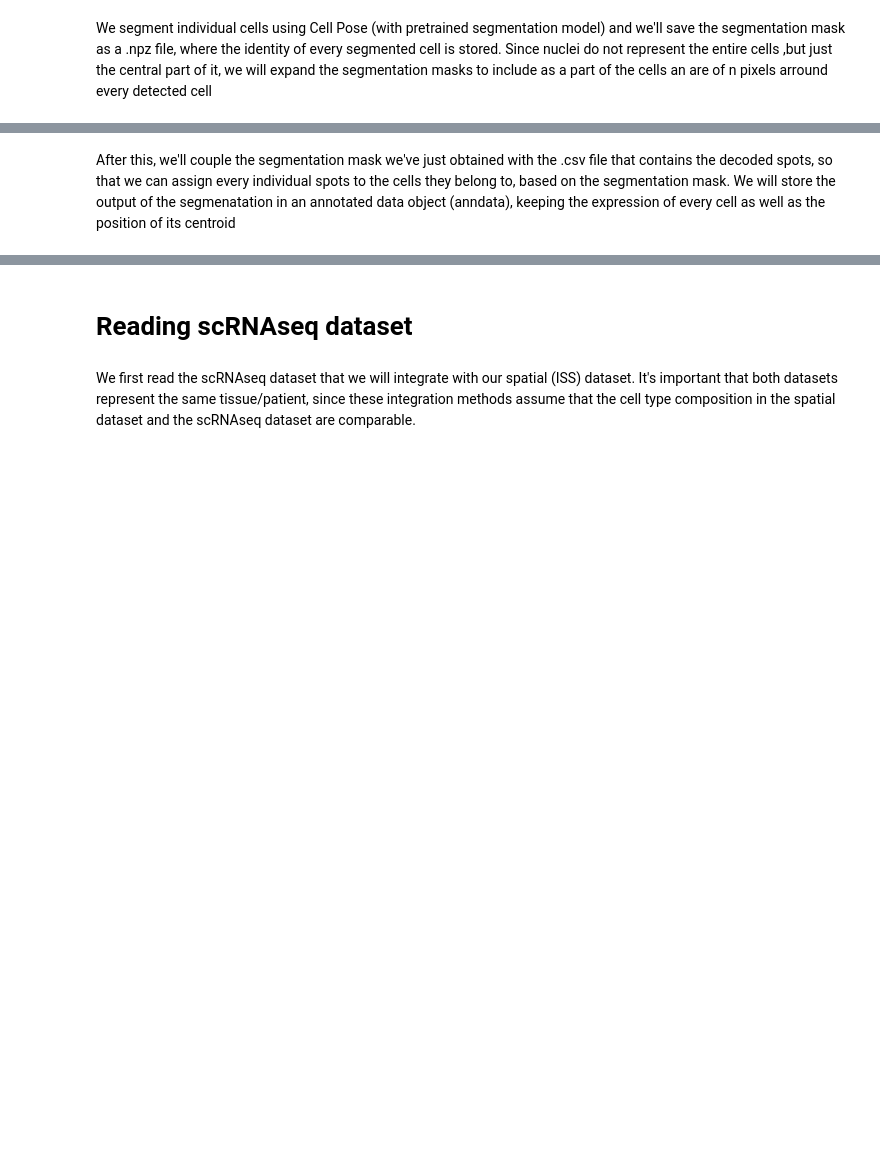
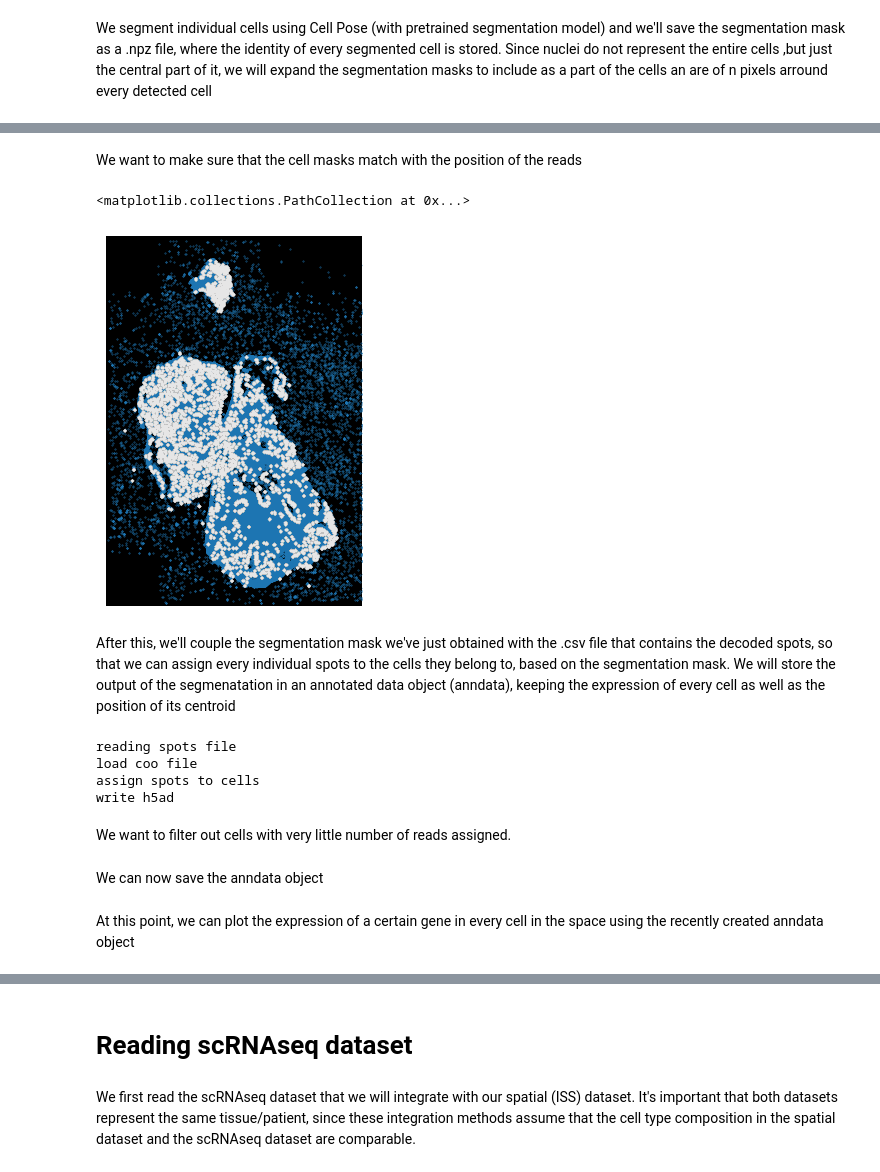
Before and after one commit to NBISweden/workshop-spatial, a Jupyter notebook: labs/06_ISS_segmentation_and_SC_imputation.ipynb, the cells around one changed output, grey strips where cells are left out. Drawn from its saved outputs; the diff is of its cells as text; code cells hidden in the pictures; blank space fills up the shorter version.

```diff
--- a/labs/06_ISS_segmentation_and_SC_imputation.ipynb
+++ b/labs/06_ISS_segmentation_and_SC_imputation.ipynb
@@ -33,12 +97,28 @@ scp.sparse.save_spz(segmentation_path+'stardist_segmentation_expanded.npz',coo_m
+# %% [markdown]
+We want to make sure that the cell masks match with the position of the reads
+# %%
+ax = plot_coo_matrix(coo_matrix[1])
+ax.figure.show()
+plt.scatter(spots['xc'],spots['yc'],s=0.1)
+# %% [output]
+<matplotlib.collections.PathCollection at 0x...>
+[figure, added]
 # %% [markdown]
 After this, we'll couple the segmentation mask we've just obtained with the .csv file that contains the decoded spots, so that we can assign every individual spots to the cells they belong to, based on the segmentation mask. We will store the output of the segmenatation in an annotated data object (anndata), keeping the expression of every cell as well as the position of its centroid
 # %%
-adata_sp = ISS_postprocessing.annotated_objects.create_anndata_obj(spots_file = sample_path+'/decoded.csv',
-            segmentation_mask = segmentation_path_path+'stardist_segmentation_expanded.npz',#'cell_segmentation/cellpose_segmentation_expanded_2.npz'
-            output_file = sample_path+'/anndata_stardist.h5ad',
+adata_sp = annotated_objects.create_anndata_obj(spots_file = '../data/in_situ_sequencing/S2T1_pcw6_formatted.csv',
+            segmentation_mask = segmentation_path+'stardist_segmentation_expanded.npz',#'cell_segmentation/cellpose_segmentation_expanded_2.npz'
+            output_file = '../data/in_situ_sequencing/anndata_cellpose.h5ad',
             filter_data=False,
             metric = 'distance',
             write_h5ad = True,
             value=  0.4,
             convert_coords = True,
             conversion_factor = 1)
+# %% [output]
+reading spots file
+load coo file
+assign spots to cells
+write h5ad
+# %% [markdown]
+We want to filter out cells with very little number of reads assigned.
@@ -45 +127,3 @@ adata_sp = ISS_postprocessing.annotated_objects.create_anndata_obj(spots_file =
+# %% [markdown]
+We can now save the anndata object
 # %%
@@ -46,0 +133,2 @@ adata_sp.write(path+'segmented_ISS.h5ad')
+# %% [markdown]
+At this point, we can plot the expression of a certain gene in every cell in the space using the recently created anndata object
```
Also changed, not shown: parts of 45 cells of this notebook.
